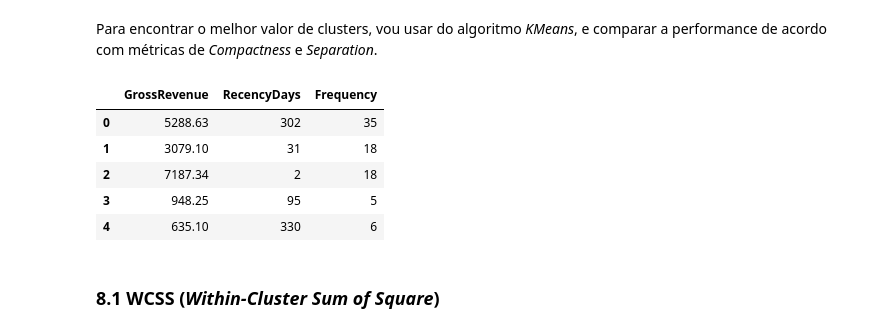
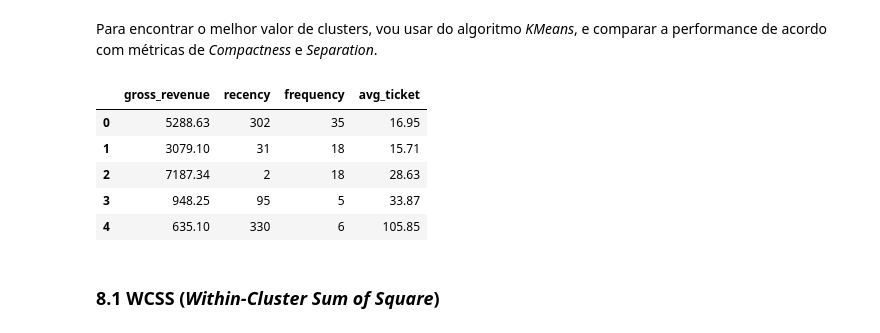
Before and after one commit to doegemon/PA004_high_value_customers_identification, a Jupyter notebook: notebooks/insiders_club.ipynb, the cells around one changed output. Saved outputs shown, nothing was run; the diff lists cells and outputs as text; code cells hidden in the pictures.

```diff
--- a/notebooks/insiders_club.ipynb
+++ b/notebooks/insiders_club.ipynb
@@ -261,6 +275,6 @@ dtype: int64
 # %% [markdown]
 #### 3.1.3 Frequency
 # %%
-df_frequency = df2[['CustomerID', 'InvoiceNo']].drop_duplicates().groupby('CustomerID').count().reset_index().rename(columns= {'InvoiceNo': 'Frequency'})
+df_frequency = df2[['customer_id', 'invoice_no']].drop_duplicates().groupby('customer_id').count().reset_index().rename(columns= {'invoice_no': 'frequency'})
 df_frequency.head()
 # %% [output]
@@ -271,6 +285,6 @@ df_frequency.head()
 | 3 | 12349 | 1 |
 | 4 | 12350 | 1 |
 # %%
-df_ref = pd.merge(df_ref, df_frequency, on='CustomerID', how='left')
+df_ref = pd.merge(df_ref, df_frequency, on='customer_id', how='left')
 df_ref.head()
 # %% [output]
@@ -282,0 +307,3 @@ df_ref.head()
+# %%
+df_avg_ticket = df2[['customer_id', 'gross_revenue']].groupby('customer_id').mean().reset_index().rename(columns={'gross_revenue': 'avg_ticket'})
+df_avg_ticket.head()
@@ -282,0 +317,3 @@ df_ref.head()
+# %%
+df_ref = pd.merge(df_ref, df_avg_ticket, on='customer_id', how='left')
+df_ref.head()
@@ -309,13 +354,13 @@ df6 = df5.copy()
 # %% [markdown]
 Para encontrar o melhor valor de clusters, vou usar do algoritmo *KMeans*, e comparar a performance de acordo com métricas de *Compactness* e *Separation*.
 # %%
-X = df6.drop(columns=['CustomerID'])
+X = df6.drop(columns=['customer_id'])
 X.head()
 # %% [output]
-|  | GrossRevenue | RecencyDays | Frequency |
-| 0 | 5288.63 | 302 | 35 |
-| 1 | 3079.10 | 31 | 18 |
-| 2 | 7187.34 | 2 | 18 |
-| 3 | 948.25 | 95 | 5 |
-| 4 | 635.10 | 330 | 6 |
+|  | gross_revenue | recency | frequency | avg_ticket |
+| 0 | 5288.63 | 302 | 35 | 16.95 |
+| 1 | 3079.10 | 31 | 18 | 15.71 |
+| 2 | 7187.34 | 2 | 18 | 28.63 |
+| 3 | 948.25 | 95 | 5 | 33.87 |
+| 4 | 635.10 | 330 | 6 | 105.85 |
 # %%
```
Also changed, not shown: parts of 45 cells of this notebook.
